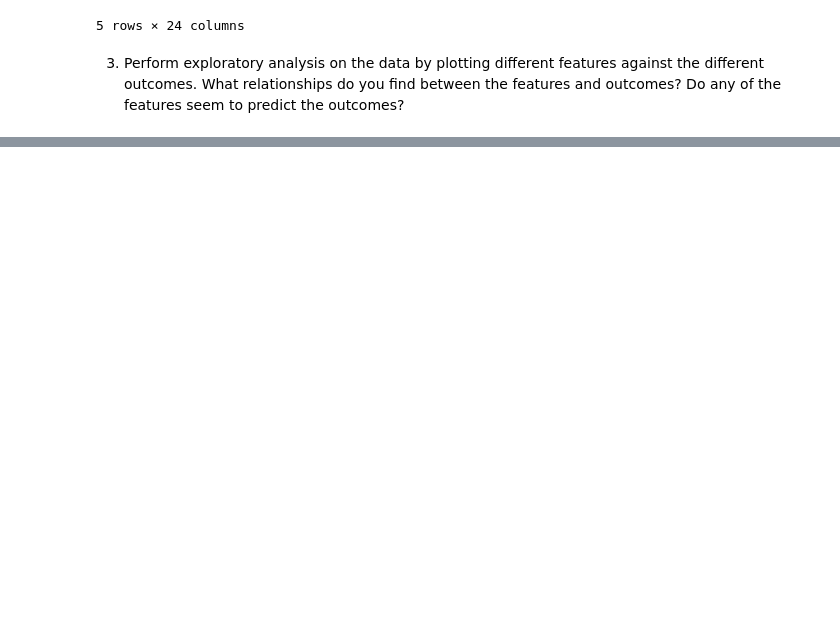
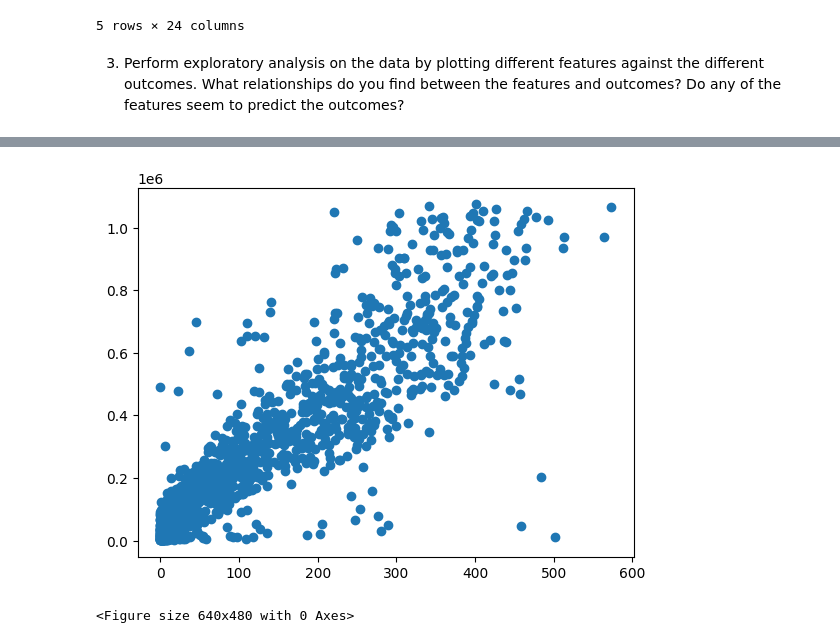
Before and after one commit to maylonleoncio/Codecademy-Projects, a Jupyter notebook: Tennis-ace-starting/Tennis-ace-starting.ipynb, the cells around one changed output, grey strips where cells are left out. Cells and saved outputs as stored; diff of their text form; code cells hidden in the pictures; blank space fills up the shorter version.

```diff
--- a/Tennis-ace-starting/Tennis-ace-starting.ipynb
+++ b/Tennis-ace-starting/Tennis-ace-starting.ipynb
@@ -38,0 +78,7 @@ tennis.head()
+# %%
+plt.scatter(tennis['BreakPointsOpportunities'], tennis['Winnings'])
+plt.show()
+plt.clf()
+# %% [output]
+[figure, added]
+<Figure size 640x480 with 0 Axes>
```
Also changed, not shown: parts of 3 cells of this notebook.
